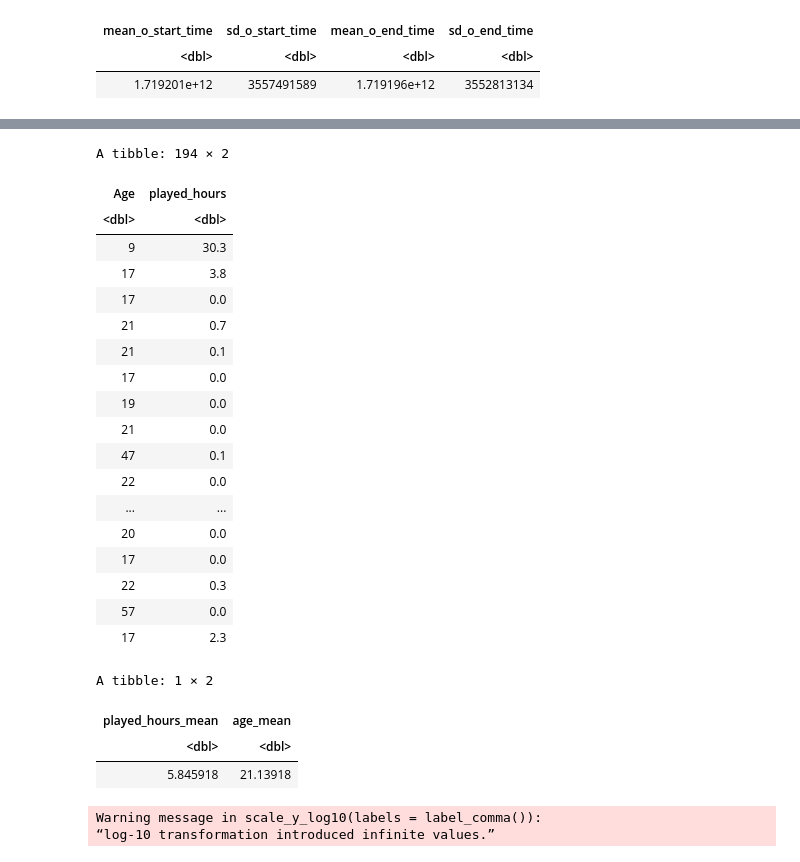
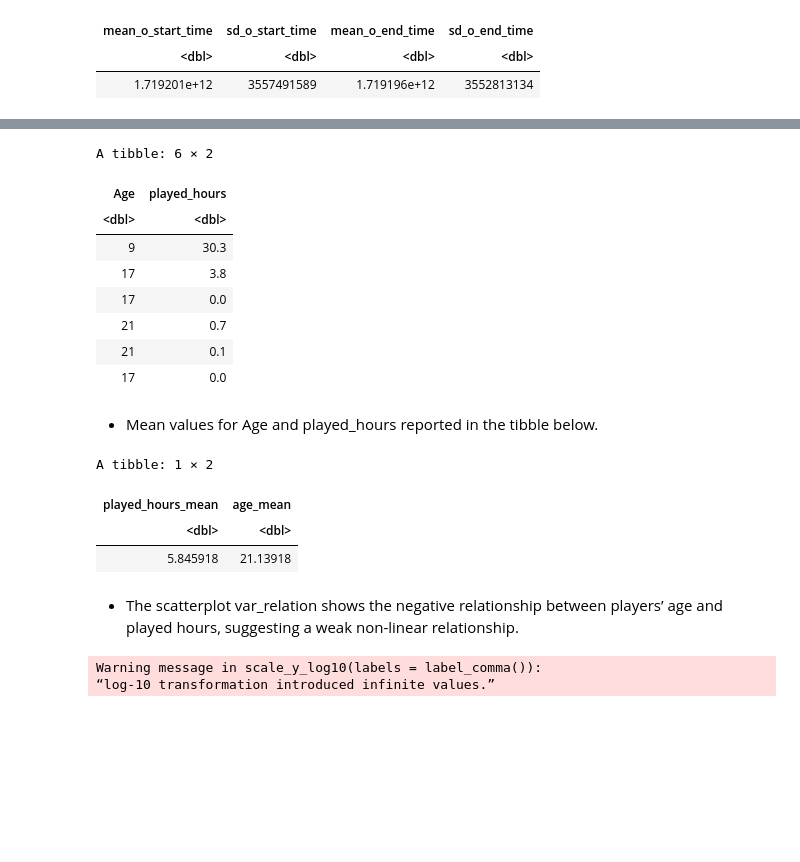
Before and after one commit to iriszovo/dsci-project, a Jupyter notebook: Individual project.ipynb, the cells around one changed output, grey strips where cells are left out. Drawn from its saved outputs; the diff is of its cells as text; code cells hidden in the pictures; blank space fills up the shorter version.

```diff
--- a/Individual project.ipynb
+++ b/Individual project.ipynb
@@ -83,6 +44,6 @@ The data were collected from https://plaicraft.ai.
 # %%
-players <- read_csv("players.csv")
-players
+players <- read_csv("https://raw.githubusercontent.com/iriszovo/dsci-project/refs/heads/main/players.csv")
+head(players, n=6)
 # %% [output]
 Rows: 196 Columns: 7
 ── Column specification ────────────────────────────────────────────────────────
@@ -213,28 +150,20 @@ Note: do not perform any predictive analysis here. We are asking for an explorat
 # %%
 players_wrang <- players|>
 select(Age, played_hours)|>
 drop_na()
-players_wrang
+head(players_wrang, n= 6)
 # %% [output]
-A tibble: 194 × 2
+A tibble: 6 × 2
 | Age | played_hours |
 | <dbl> | <dbl> |
 | 9 | 30.3 |
 | 17 | 3.8 |
 | 17 | 0.0 |
 | 21 | 0.7 |
 | 21 | 0.1 |
 | 17 | 0.0 |
-| 19 | 0.0 |
-| 21 | 0.0 |
-| 47 | 0.1 |
-| 22 | 0.0 |
-| ... | ... |
-| 20 | 0.0 |
-| 17 | 0.0 |
-| 22 | 0.3 |
-| 57 | 0.0 |
-| 17 | 2.3 |
+# %% [markdown]
+- Mean values for Age and played_hours reported in the tibble below.
 # %%
 players_mean <- players|>
 summarise(played_hours_mean = mean(played_hours, na.rm=TRUE),
@@ -245,6 +174,8 @@ A tibble: 1 × 2
 | played_hours_mean | age_mean |
 | <dbl> | <dbl> |
 | 5.845918 | 21.13918 |
+# %% [markdown]
+- The scatterplot var_relation shows the negative relationship between players’ age and played hours, suggesting a weak non-linear relationship.
 # %%
 var_relation <- players_wrang|>
 ggplot(aes(x= Age, y=played_hours))+
```
Also changed, not shown: parts of 22 cells of this notebook.
